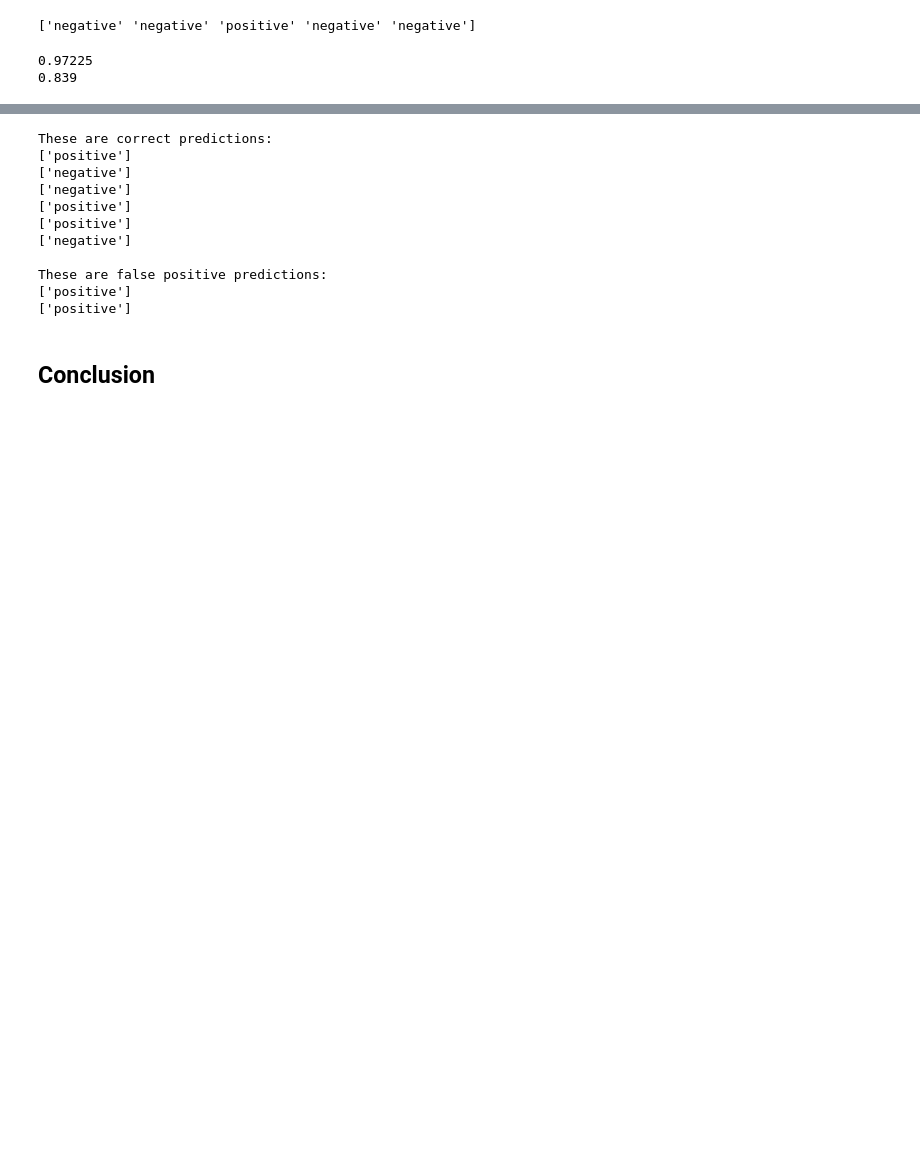
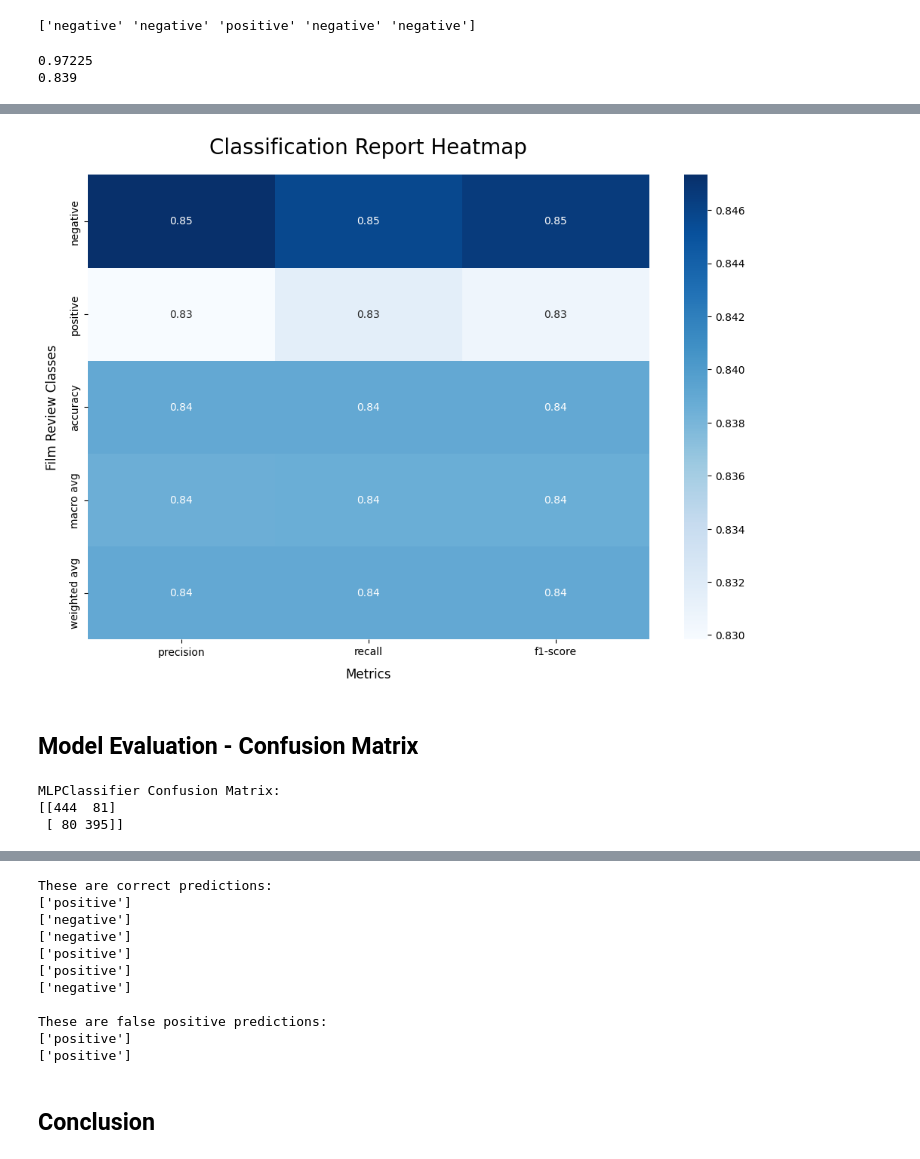
Before and after one commit to enduringwriter/Artificial_Intelligence_COMSC_150AI, a Jupyter notebook: As15_NLP_Film_Review_Analysis/as_nlp_review_Keith_Stateson.ipynb, the cells around one changed output, grey strips where cells are left out. Drawn from its saved outputs; the diff is of its cells as text; code cells hidden in the pictures; blank space fills up the shorter version.

Commit message:
added model eval metrics As15 Film Reviews

```diff
--- a/As15_NLP_Film_Review_Analysis/as_nlp_review_Keith_Stateson.ipynb
+++ b/As15_NLP_Film_Review_Analysis/as_nlp_review_Keith_Stateson.ipynb
@@ -484,0 +509,34 @@ print (clf.score(X_test,y_test))
+# %%
+from sklearn.metrics import classification_report
+import pandas as pd
+import seaborn as sns
+import matplotlib.pyplot as plt
+
+# Generate the classification report as a dictionary
+report_dict = classification_report(y_test, y_pred, output_dict=True)
+
+# Convert the classification report dictionary into a DataFrame
+report_df = pd.DataFrame(report_dict).transpose()
+
+# Remove the support column from the DataFrame
+report_df.drop('support', axis=1, inplace=True, errors='ignore')
+# report_df = report_df.drop(columns=['support']) # Alternative method
+
+# Create a heatmap
+plt.figure(figsize=(12, 8))
+sns.heatmap(report_df, annot=True, cmap='Blues')
+plt.title('Classification Report Heatmap', fontsize=20, pad=20)
+plt.xlabel('Metrics', fontsize=12, labelpad=10)
+plt.ylabel('Film Review Classes', fontsize=12, labelpad=10)
+plt.show()
+# %% [output]
+[figure, added]
+# %% [markdown]
+## Model Evaluation - Confusion Matrix
+# %%
+from sklearn.metrics import confusion_matrix
+print(f'MLPClassifier Confusion Matrix:\n{confusion_matrix(y_test, y_pred)}')
+# %% [output]
+MLPClassifier Confusion Matrix:
+[[444  81]
+ [ 80 395]]
```
Also changed, not shown: parts of 7 cells of this notebook, 2 other files.
